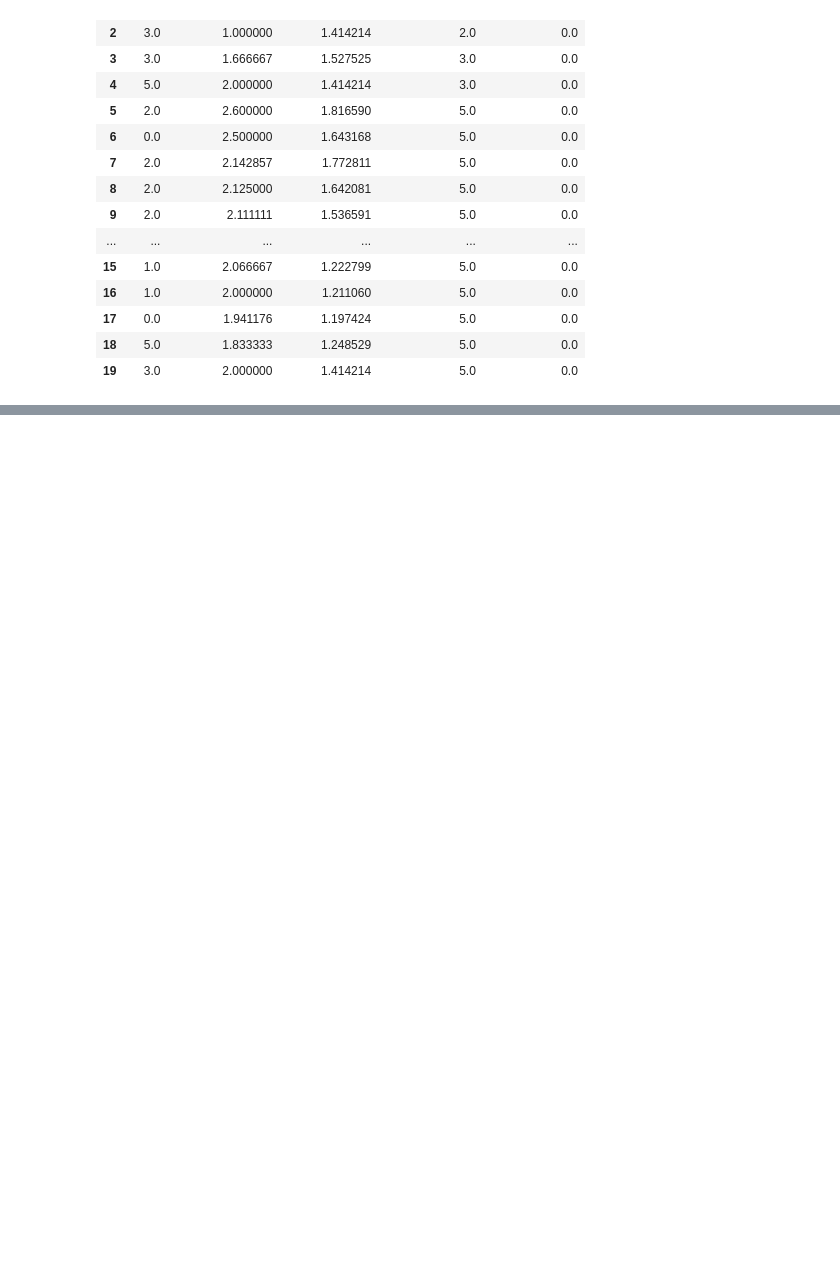
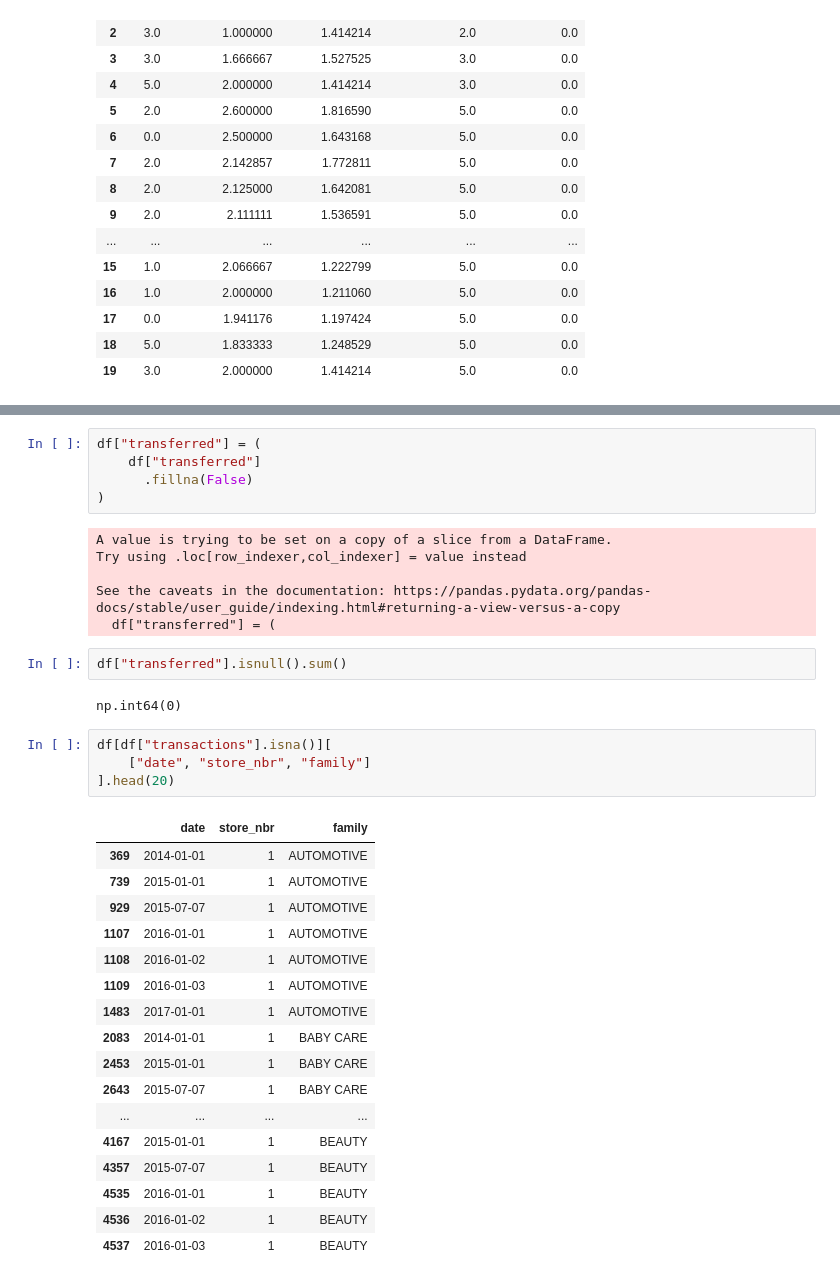
Before and after one commit to Husnain5Khalid/DemandIQ-Smart-demand-forecasting-, a Jupyter notebook: notebooks/feature_engineering.ipynb, the cells around one changed output, grey strips where cells are left out. Saved outputs shown, nothing was run; the diff lists cells and outputs as text; blank space fills up the shorter version.

Commit message:
Handling missing values completely

```diff
--- a/notebooks/feature_engineering.ipynb
+++ b/notebooks/feature_engineering.ipynb
@@ -475,0 +626,37 @@ df[cols].head(20)
+# %%
+df["transferred"] = (
+    df["transferred"]
+      .fillna(False)
+)
+# %% [output]
+A value is trying to be set on a copy of a slice from a DataFrame.
+Try using .loc[row_indexer,col_indexer] = value instead
+
+See the caveats in the documentation: https://pandas.pydata.org/pandas-docs/stable/user_guide/indexing.html#returning-a-view-versus-a-copy
+  df["transferred"] = (
+# %%
+df["transferred"].isnull().sum()
+# %% [output]
+np.int64(0)
+# %%
+df[df["transactions"].isna()][
+    ["date", "store_nbr", "family"]
+].head(20)
+# %% [output]
+|  | date | store_nbr | family |
+| 369 | 2014-01-01 | 1 | AUTOMOTIVE |
+| 739 | 2015-01-01 | 1 | AUTOMOTIVE |
+| 929 | 2015-07-07 | 1 | AUTOMOTIVE |
+| 1107 | 2016-01-01 | 1 | AUTOMOTIVE |
+| 1108 | 2016-01-02 | 1 | AUTOMOTIVE |
+| 1109 | 2016-01-03 | 1 | AUTOMOTIVE |
+| 1483 | 2017-01-01 | 1 | AUTOMOTIVE |
+| 2083 | 2014-01-01 | 1 | BABY CARE |
+| 2453 | 2015-01-01 | 1 | BABY CARE |
+| 2643 | 2015-07-07 | 1 | BABY CARE |
+| ... | ... | ... | ... |
+| 4167 | 2015-01-01 | 1 | BEAUTY |
+| 4357 | 2015-07-07 | 1 | BEAUTY |
+| 4535 | 2016-01-01 | 1 | BEAUTY |
+| 4536 | 2016-01-02 | 1 | BEAUTY |
+| 4537 | 2016-01-03 | 1 | BEAUTY |
```
Also changed, not shown: parts of 16 cells of this notebook.
